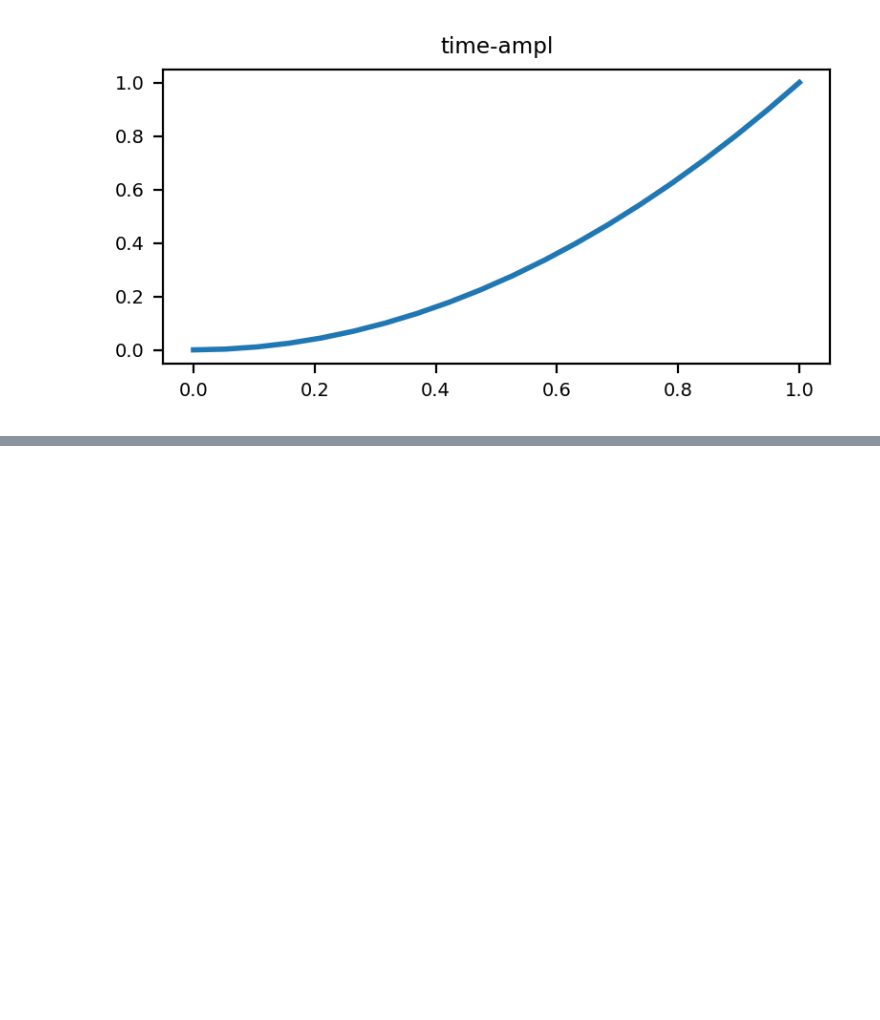
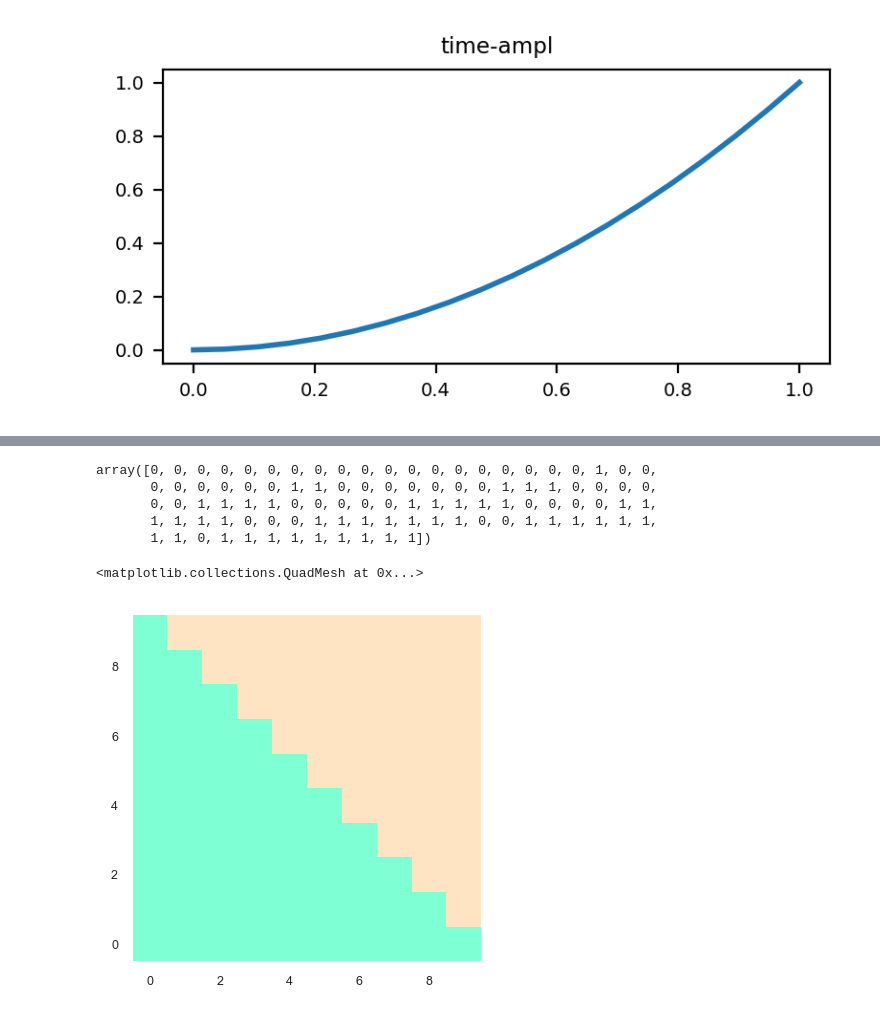
Before and after one commit to bruno-d-porto/mlwpython_amin, a Jupyter notebook: chapter3/code.ipynb, the cells around one changed output, grey strips where cells are left out. Cells and saved outputs as stored; diff of their text form; code cells hidden in the pictures; blank space fills up the shorter version.

```diff
--- a/chapter3/code.ipynb
+++ b/chapter3/code.ipynb
@@ -111,0 +137,6 @@ ax.tick_params(axis='both', labelsize=7)
+# %%
+import numpy as np
+import matplotlib.pyplot as plt
+x = np.arange(0, 10, 1)
+y = np.arange(0, 10, 1)
+X, Y = np.meshgrid(x, y)
@@ -111,0 +169,3 @@ ax.tick_params(axis='both', labelsize=7)
+# %%
+coordinates = np.array([X.ravel(), Y.ravel()]).T
+coordinates[0:15]
@@ -111,0 +188,23 @@ ax.tick_params(axis='both', labelsize=7)
+# %%
+def f(W):
+    return (W.sum(axis=1) >= 10).astype(int)
+Z = f(coordinates)
+Z
+# %% [output]
+array([0, 0, 0, 0, 0, 0, 0, 0, 0, 0, 0, 0, 0, 0, 0, 0, 0, 0, 0, 1, 0, 0,
+       0, 0, 0, 0, 0, 0, 1, 1, 0, 0, 0, 0, 0, 0, 0, 1, 1, 1, 0, 0, 0, 0,
+       0, 0, 1, 1, 1, 1, 0, 0, 0, 0, 0, 1, 1, 1, 1, 1, 0, 0, 0, 0, 1, 1,
+       1, 1, 1, 1, 0, 0, 0, 1, 1, 1, 1, 1, 1, 1, 0, 0, 1, 1, 1, 1, 1, 1,
+       1, 1, 0, 1, 1, 1, 1, 1, 1, 1, 1, 1])
+# %%
+from matplotlib.colors import ListedColormap
+color = ('aquamarine', 'bisque')
+cmap = ListedColormap(color)
+cmap
+fig, ax = plt.subplots(figsize=(3,3), dpi=150)
+ax.tick_params(axis = 'both', labelsize = 6)
+Z = Z.reshape(X.shape)
+plt.pcolormesh(X, Y, Z, cmap = cmap, shading='nearest')
+# %% [output]
+<matplotlib.collections.QuadMesh at 0x...>
+[figure, added]
```
Also changed, not shown: parts of 4 cells of this notebook.
